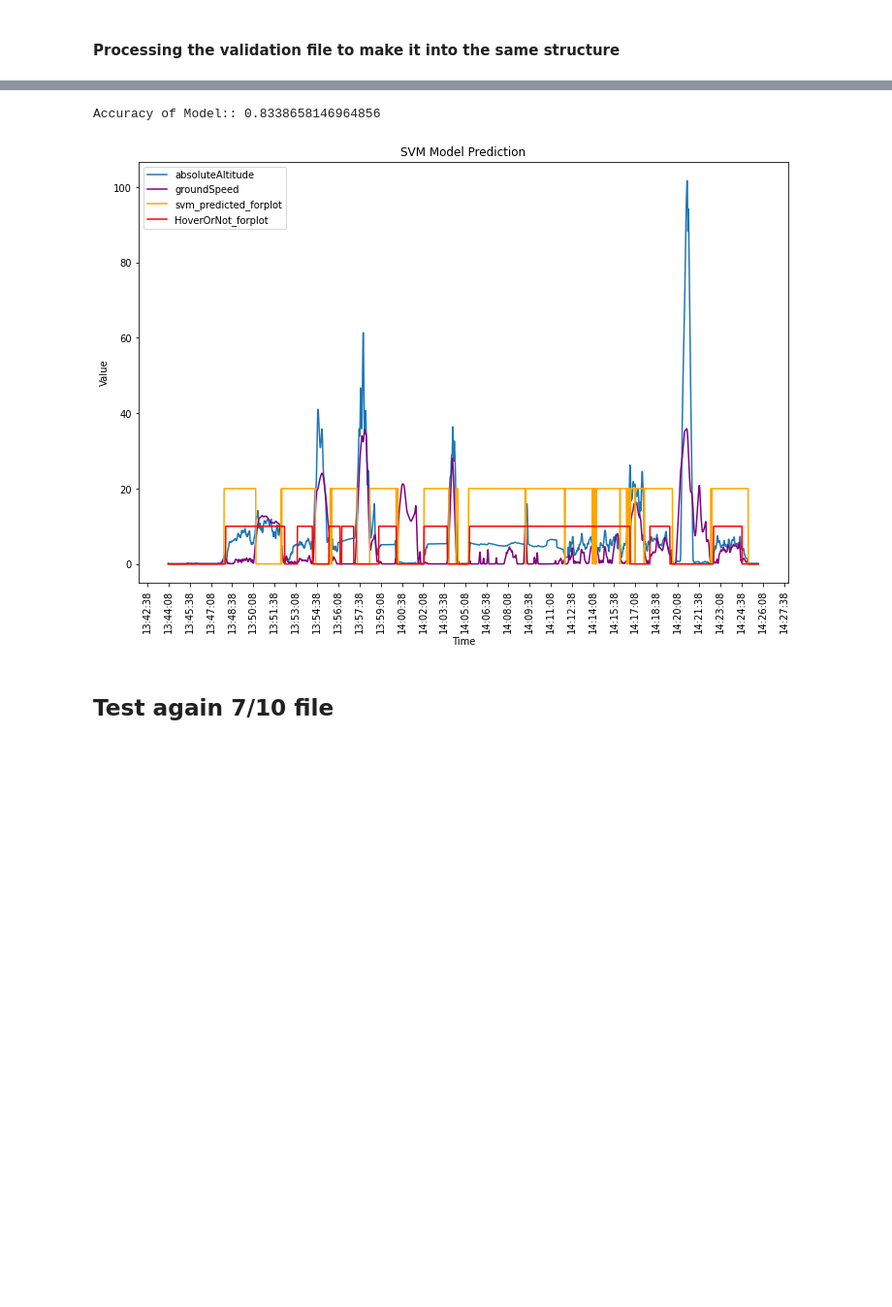
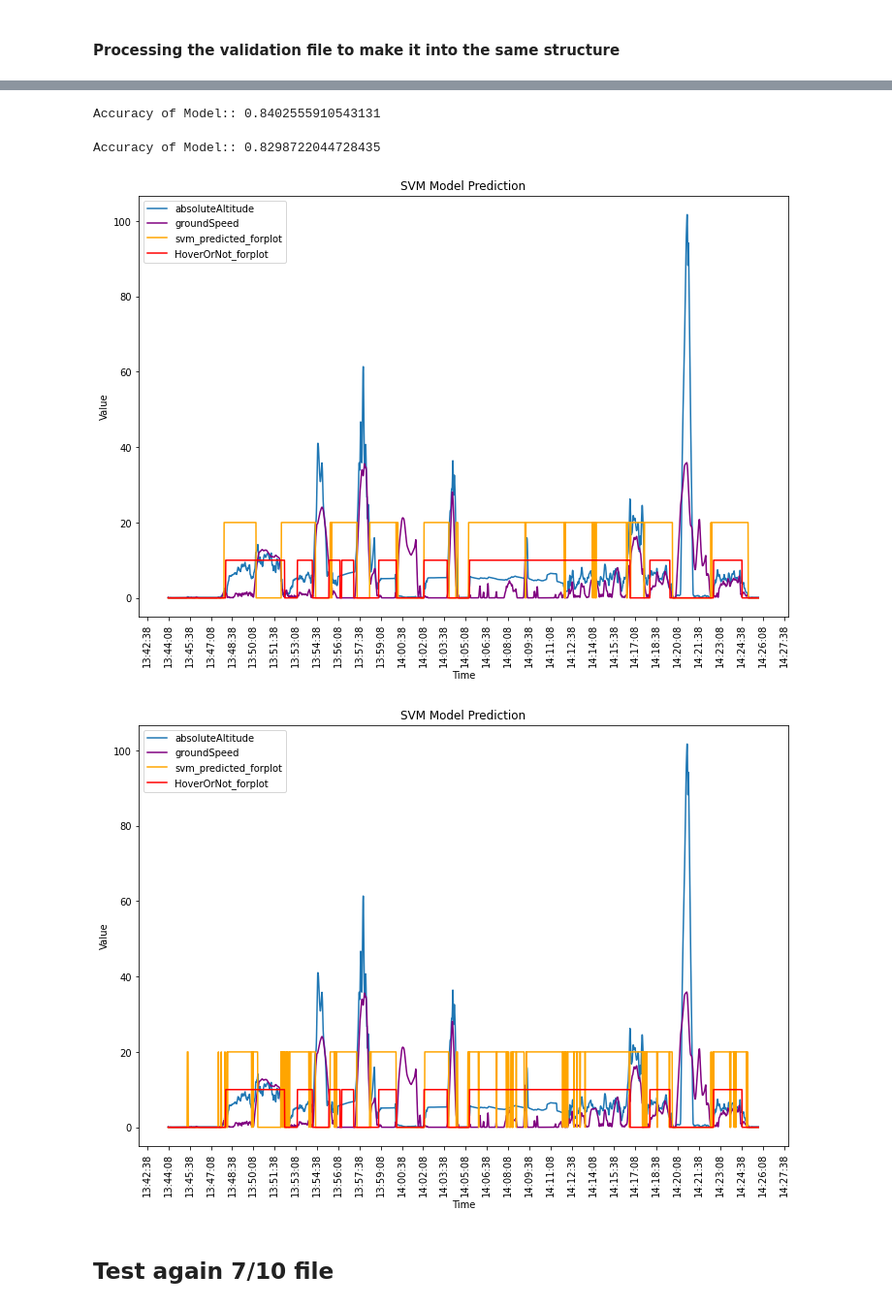
Before and after one commit to davyeno/rotorcraft-project, a Jupyter notebook: david/0712-file-processed-with-visualization-grant-chart.ipynb, the cells around one changed output, grey strips where cells are left out. Shown at 97% size. Cells and saved outputs as stored; diff of their text form; code cells hidden in the pictures; blank space fills up the shorter version.

```diff
--- a/david/0712-file-processed-with-visualization-grant-chart.ipynb
+++ b/david/0712-file-processed-with-visualization-grant-chart.ipynb
@@ -429,12 +458,12 @@ See the caveats in the documentation: https://pandas.pydata.org/pandas-docs/stab
 X_validation = validation_file[feature_names]
 y_validation = validation_file['HoverOrNot']
 
-scaler_loaded_fn = 'C:/Users/david/git-repo/rotorcraft-project/david/scaler_trained_model.pkl'
-# scaler_loaded_fn = 'D:/git/rotorcraft-project/david/scaler_trained_model.pkl'
+# scaler_loaded_fn = 'C:/Users/david/git-repo/rotorcraft-project/david/scaler_trained_model.pkl'
+scaler_loaded_fn = 'D:/git/rotorcraft-project/david/scaler_trained_model.pkl'
 scaler_loaded = pickle.load(open(scaler_loaded_fn, 'rb'))
 
-file_loaded = 'C:/Users/david/git-repo/rotorcraft-project/david/svm_trained_model.sav'
-# file_loaded = 'D:/git/rotorcraft-project/david/svm_trained_model.sav'
+# file_loaded = 'C:/Users/david/git-repo/rotorcraft-project/david/svm_trained_model.sav'
+file_loaded = 'D:/git/rotorcraft-project/david/svm_trained_model.sav'
 svm_loaded = pickle.load(open(file_loaded, 'rb'))
 
 
@@ -443,7 +472,12 @@ X_valid = scaler_loaded.transform(X_validation)
 validation_svm = svm_loaded.predict(X_valid)
 print("Accuracy of Model::",accuracy_score(y_validation,validation_svm))
 # %% [output]
-Accuracy of Model:: 0.8338658146964856
+Accuracy of Model:: 0.8402555910543131
+# %%
+validation_xgb = xgb_classifier.predict(X_valid)
+print("Accuracy of Model::",accuracy_score(y_validation,validation_xgb))
+# %% [output]
+Accuracy of Model:: 0.8298722044728435
 # %%
 import matplotlib.dates as mdates
 
@@ -484,7 +518,48 @@ plt.title('SVM Model Prediction')
 plt.legend()
 plt.show()
 # %% [output]
-[figure, old version]
+[figure, new version]
+# %%
+import matplotlib.dates as mdates
+
+validation_file['svm_predicted'] = validation_xgb
+
+# Initialize the data
+validation_file['HoverOrNot_forplot'] = 0
+validation_file['svm_predicted_forplot'] = 0
+
+
+validation_file['HoverOrNot_forplot'] = validation_file['HoverOrNot'] * 10
+validation_file['svm_predicted_forplot'] = validation_file['svm_predicted'] * 20
+
+plt.figure(figsize=(12, 8))
+plt.plot('datetime','absoluteAltitude',
+         data = validation_file,
+         label = "absoluteAltitude")
+plt.plot('datetime','groundSpeed',
+         data = validation_file,
+         label = "groundSpeed" , color="purple")
+plt.plot('datetime','svm_predicted_forplot',
+         data = validation_file,
+         label = "svm_predicted_forplot", color="orange")
+plt.plot('datetime','HoverOrNot_forplot',
+         data = validation_file,
+         label = "HoverOrNot_forplot", color="r")
+
+#Set format of the plot chart
+plt.gca().xaxis.set_major_locator(mdates.SecondLocator(interval=90))
+plt.gca().xaxis.set_major_formatter(mdates.DateFormatter('%H:%M:%S'))
+plt.xticks(rotation=90)
+# plt.gcf().autofmt_xdate()
+
+
+plt.xlabel('Time')
+plt.ylabel('Value')
+plt.title('SVM Model Prediction')
+plt.legend()
+plt.show()
+# %% [output]
+[figure, added]
 # %% [markdown]
 <h2> Test again 7/10 file
 # %%
```
Also changed, not shown: parts of 18 cells of this notebook, 3 other files.
